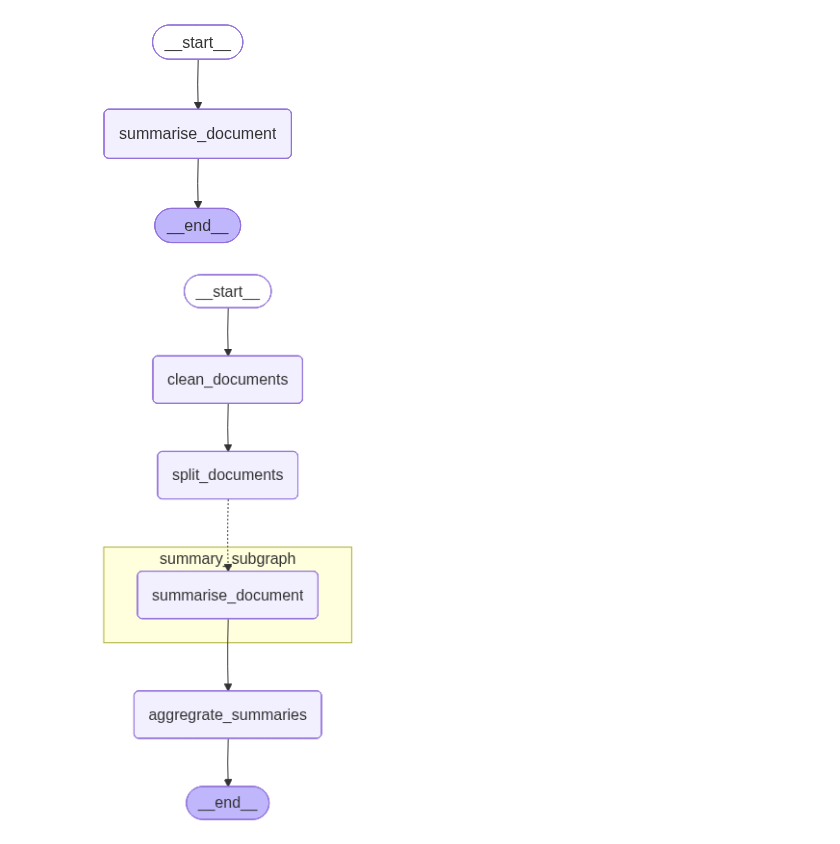
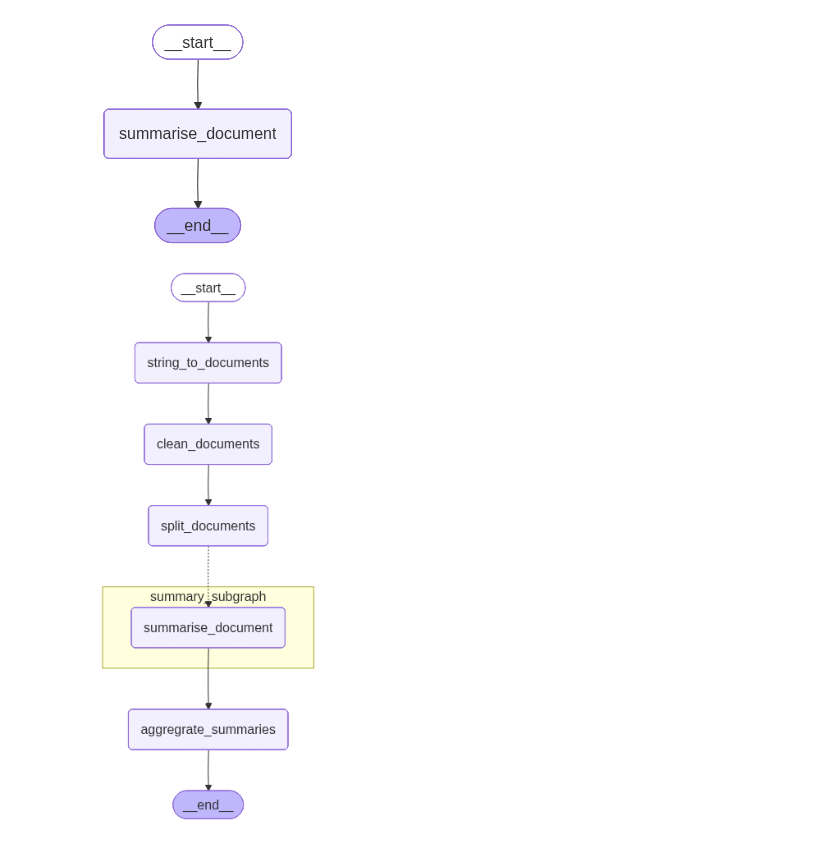
Before and after one commit to yahiaabdelhady2023/cross-border-e-commerce-agent-swarm, a Jupyter notebook: new_agentic_framework.ipynb, the cells around one changed output. Drawn from its saved outputs; the diff is of its cells as text; code cells hidden in the pictures.

Commit message:
Added string_to_document node to ensure we have Document data type instead of regular string which cannot be easily split

```diff
--- a/new_agentic_framework.ipynb
+++ b/new_agentic_framework.ipynb
@@ -397,6 +397,9 @@ def summary_task_splitter_router(state: SummaryState):
 # %% [markdown]
 #### Nodes
 # %%
+def string_to_documents(state: SummaryState):
+    """converts string into documents data type"""
+    pass
 def clean_documents(state: SummaryState):
     """given a list of documents, this function cleans them via removing
     -binary data,
@@ -406,6 +409,7 @@ def clean_documents(state: SummaryState):
     -Legal Disclaimer
     """
     pass
+
 def split_documents(state: SummaryState):
     """
     given a list of documents or a big large document with huge text, it splits into smaller documents that can be fed into llm workers
@@ -430,16 +434,18 @@ display(Image(summary_subgraph_compiled.get_graph().draw_mermaid_png()))
 # %%
 summary_parentgraph = StateGraph(SummaryWorkerState)
 summary_parentgraph.add_node("clean_documents",clean_documents)
+summary_parentgraph.add_node("string_to_documents",string_to_documents)
 summary_parentgraph.add_node("split_documents",split_documents)
 summary_parentgraph.add_node("summary_subgraph",summary_subgraph_compiled)
 summary_parentgraph.add_node("aggregrate_summaries",aggregrate_summaries)
 ###########################################################################
-summary_parentgraph.add_edge(START,"clean_documents")
+summary_parentgraph.add_edge(START,"string_to_documents")
+summary_parentgraph.add_edge("string_to_documents","clean_documents")
 summary_parentgraph.add_edge("clean_documents","split_documents")
 summary_parentgraph.add_conditional_edges("split_documents",summary_task_splitter_router,["summary_subgraph"])
 summary_parentgraph.add_edge("summary_subgraph","aggregrate_summaries")
 summary_parentgraph.add_edge("aggregrate_summaries",END)
 summary_parentgraph = summary_parentgraph.compile()
 display(Image(summary_parentgraph.get_graph(xray=True).draw_mermaid_png()))
 # %% [output]
-[figure, old version]
+[figure, new version]
```
Also changed, not shown: 3 other files.
